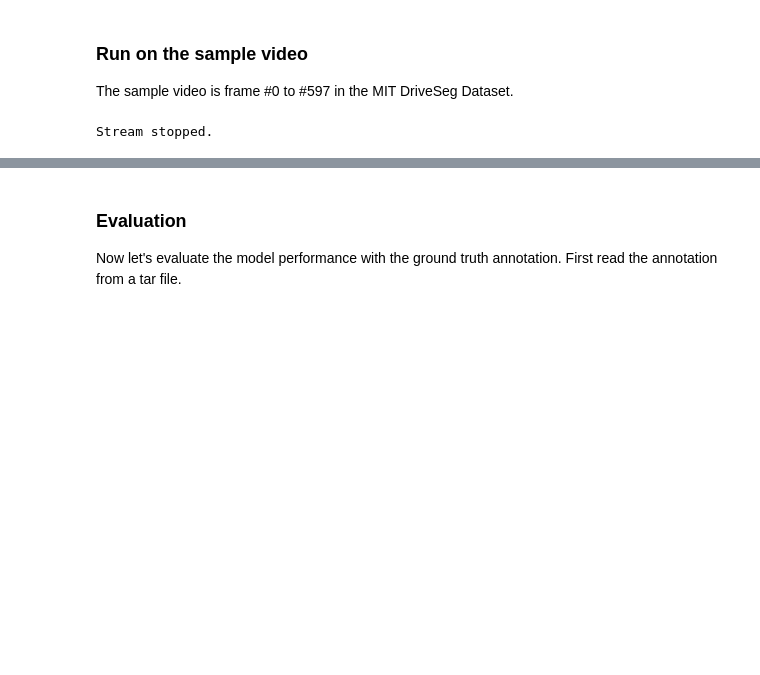
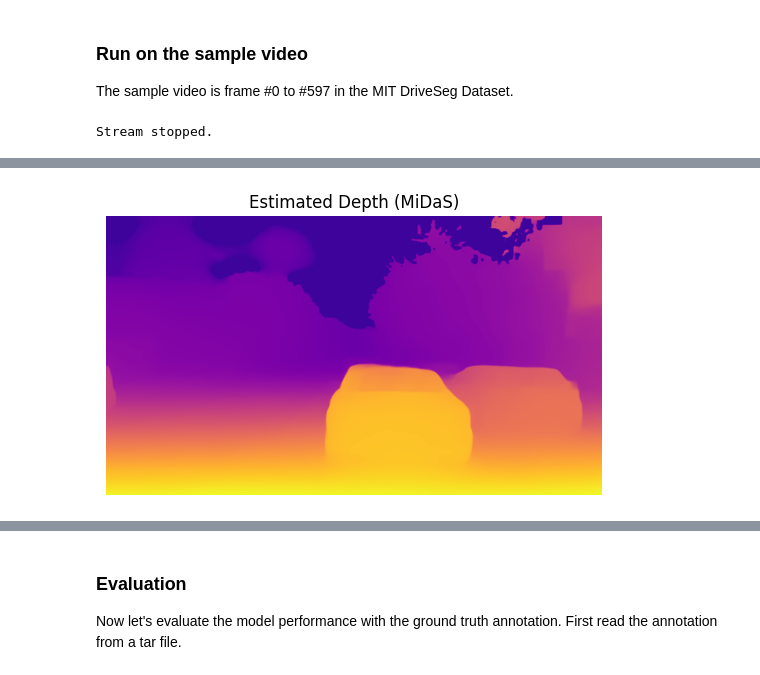
Before and after one commit to Aryansah10/Car-Parking-space-detection-OpenCV-, a Jupyter notebook: tutorial_driving_scene_segmentation/tutorial_driving_scene_segmentation.ipynb, the cells around one changed output, grey strips where cells are left out. Saved outputs shown, nothing was run; the diff lists cells and outputs as text; code cells hidden in the pictures; blank space fills up the shorter version.

```diff
--- a/tutorial_driving_scene_segmentation/tutorial_driving_scene_segmentation.ipynb
+++ b/tutorial_driving_scene_segmentation/tutorial_driving_scene_segmentation.ipynb
@@ -323,3 +323,88 @@ except KeyboardInterrupt:
     print("Stream stopped.")
 # %% [output]
 Stream stopped.
+# %%
+image = original_im
+# %%
+import open3d as o3d
+from matplotlib import cm
+
+# ===============================================
+# 🔹 3D Reconstruction from Segmented Image (Camera Only)
+# ===============================================
+
+# Ensure variables exist
+try:
+    image  # RGB image
+    seg_map  # segmentation mask
+except NameError:
+    raise RuntimeError("Please run the segmentation cell first to define `image` and `seg_map`.")
+
+# ------------------ 1. Estimate Depth using MiDaS ------------------
+import torch
+
+device = "cuda" if torch.cuda.is_available() else "cpu"
+model_type = "DPT_Large"  # options: DPT_Large, DPT_Hybrid, MiDaS_small (faster)
+
+midas = torch.hub.load("intel-isl/MiDaS", model_type)
+midas.to(device).eval()
+midas_transforms = torch.hub.load("intel-isl/MiDaS", "transforms")
+transform = midas_transforms.dpt_transform if "DPT" in model_type else midas_transforms.small_transform
+
+import numpy as np
+input_batch = transform(np.array(image)).to(device)
+
+with torch.no_grad():
+    prediction = midas(input_batch)
+    prediction = torch.nn.functional.interpolate(
+        prediction.unsqueeze(1),
+        size=image.size[::-1],
+        mode="bicubic",
+        align_corners=False,
+    ).squeeze()
+
+depth = prediction.cpu().numpy()
+depth = (depth - depth.min()) / (depth.max() - depth.min() + 1e-8)
+depth = depth * 50.0  # relative scale
+
+plt.imshow(depth, cmap="plasma")
+plt.title("Estimated Depth (MiDaS)")
+plt.axis("off")
+plt.show()
+
+# ------------------ 2. Convert to 3D Point Cloud ------------------
+import numpy as np
+H, W = depth.shape
+fx = fy = 1500.0  # approximate focal lengths
+cx, cy = W / 2, H / 2
+
+u, v = np.meshgrid(np.arange(W), np.arange(H))
+Z = depth.flatten()
+X = (u.flatten() - cx) * Z / fx
+Y = (v.flatten() - cy) * Z / fy
+
+valid = Z > 1e-3
+points = np.stack((X[valid], Y[valid], Z[valid]), axis=1)
+
+labels = seg_map.flatten()[valid]
+
+# Use your existing Cityscapes colormap if defined; otherwise fallback
+try:
+    colormap = create_label_colormap()
+    colors = colormap[labels % len(colormap)] / 255.0
+except:
+    cmap = cm.get_cmap("tab20", np.max(seg_map) + 1)
+    colors = cmap(labels)[:, :3]
+
+# ------------------ 3. Build Point Cloud and Visualize ------------------
+pcd = o3d.geometry.PointCloud()
+pcd.points = o3d.utility.Vector3dVector(points)
+pcd.colors = o3d.utility.Vector3dVector(colors)
+
+# Save and visualize
+o3d.io.write_point_cloud("semantic_scene.ply", pcd)
+print("✅ 3D Point Cloud saved as 'semantic_scene.ply'")
+
+# Open interactive 3D viewer
+o3d.visualization.draw_geometries([pcd], window_name="3D Semantic Scene")
+# %% [output]
@@ -325,0 +413 @@ Stream stopped.
+[figure, added]
```
Also changed, not shown: parts of 2 cells of this notebook.
